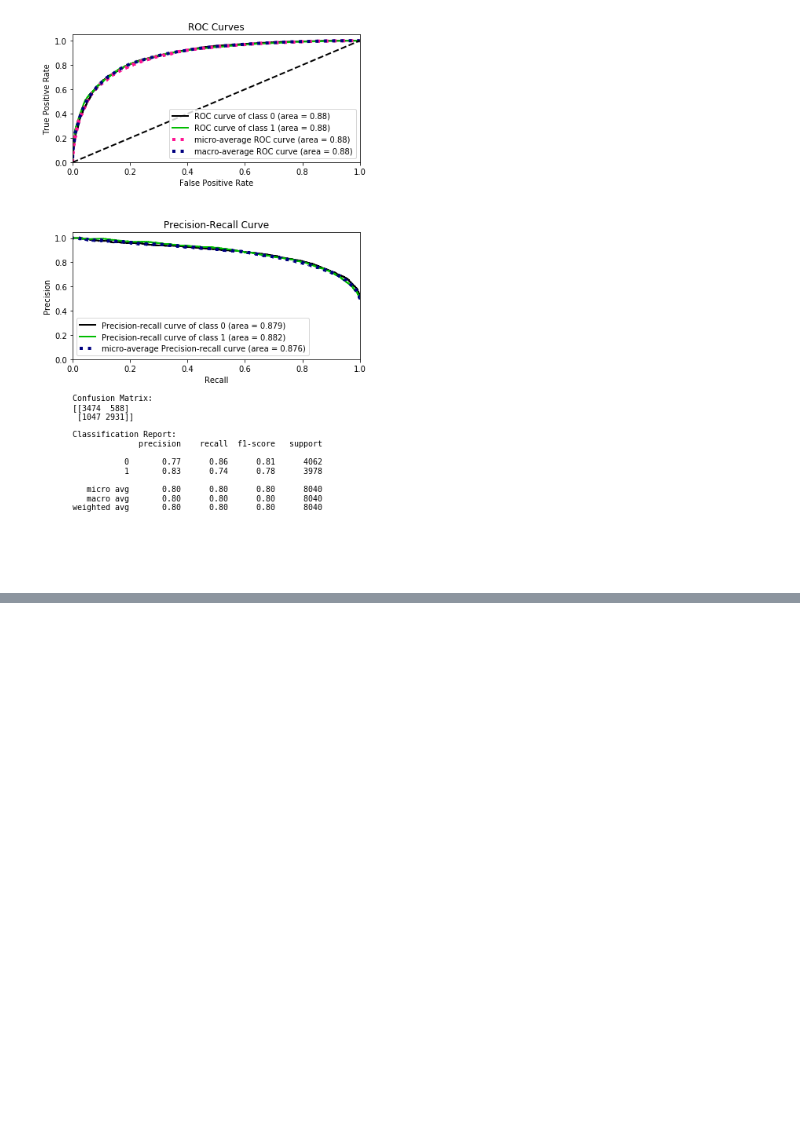
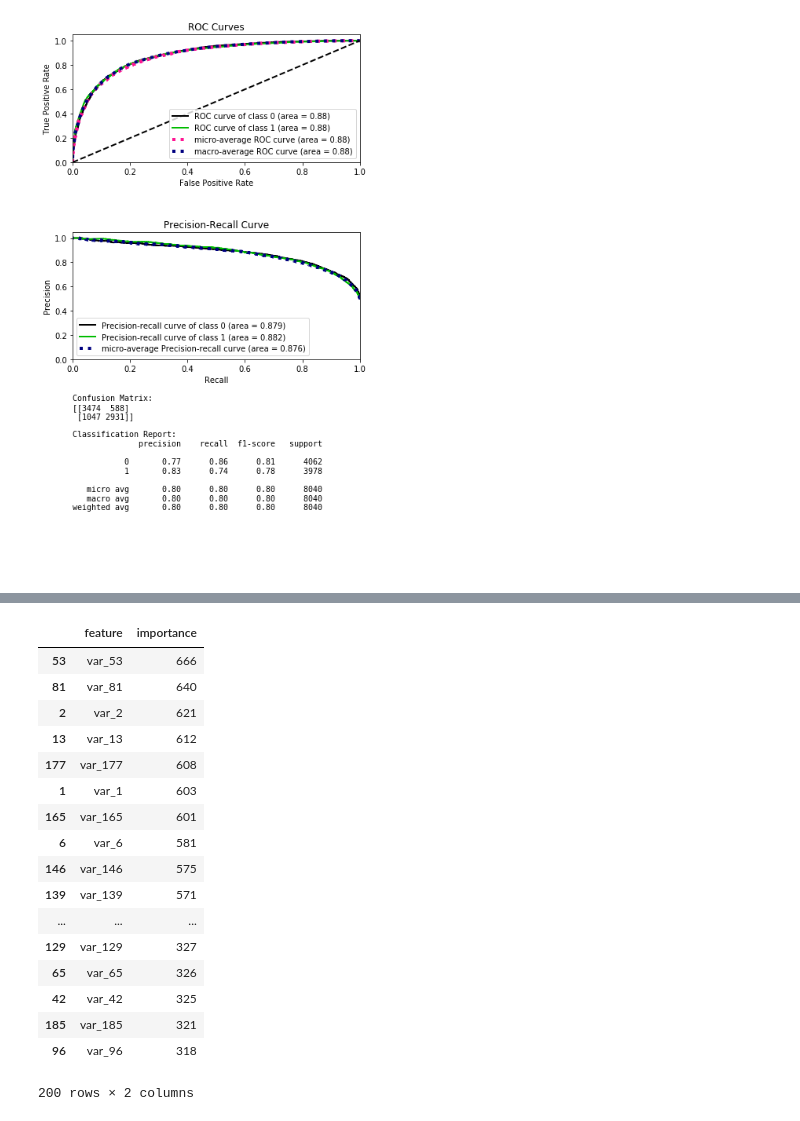
Before and after one commit to adkulas/ECE657A-Data-Modelling, a Jupyter notebook: project/code/preliminary_performance.ipynb, the cells around one changed output, grey strips where cells are left out. Cells and saved outputs as stored; diff of their text form; code cells hidden in the pictures; blank space fills up the shorter version.

```diff
--- a/project/code/preliminary_performance.ipynb
+++ b/project/code/preliminary_performance.ipynb
@@ -361,0 +381,25 @@ Best params: {'colsample_bylevel': 0.9683778260444021, 'colsample_bytree': 0.559
+# %%
+importance_df = pd.DataFrame()
+importance_df["feature"] = X_dn.columns
+importance_df["importance"] = model.feature_importances_
+# %%
+importance_df.sort_values('importance', ascending=0)
+# %% [output]
+|  | feature | importance |
+| 53 | var_53 | 666 |
+| 81 | var_81 | 640 |
+| 2 | var_2 | 621 |
+| 13 | var_13 | 612 |
+| 177 | var_177 | 608 |
+| 1 | var_1 | 603 |
+| 165 | var_165 | 601 |
+| 6 | var_6 | 581 |
+| 146 | var_146 | 575 |
+| 139 | var_139 | 571 |
+| ... | ... | ... |
+| 129 | var_129 | 327 |
+| 65 | var_65 | 326 |
+| 42 | var_42 | 325 |
+| 185 | var_185 | 321 |
+| 96 | var_96 | 318 |
+200 rows × 2 columns
```
Also changed, not shown: parts of 1 cell of this notebook, 3 other files.
